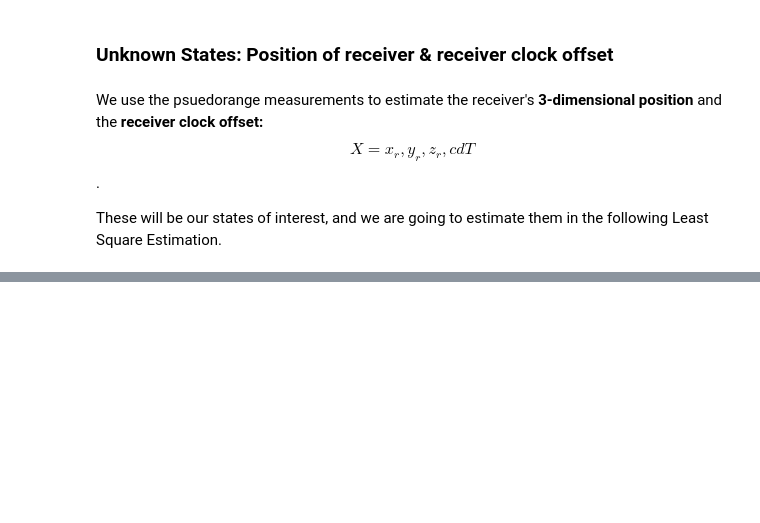
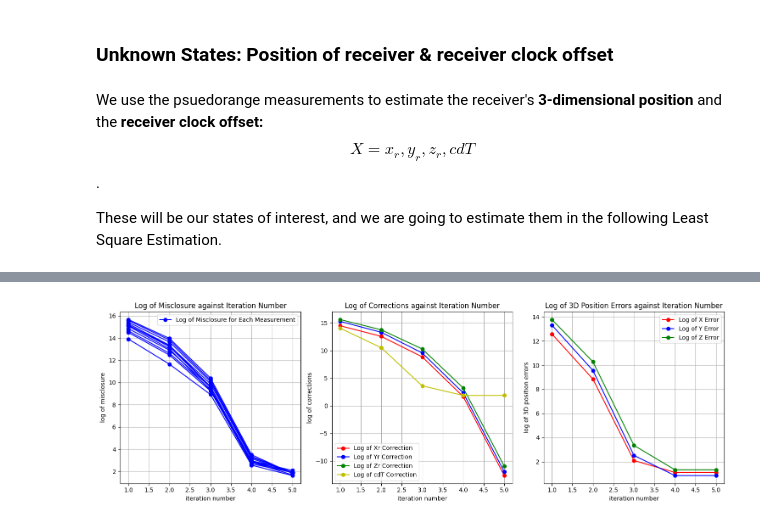
Before and after one commit to Dewr4n/engg680_2024_fall, a Jupyter notebook: Lab_Assignment2/Assignment2.ipynb, the cells around one changed output, grey strips where cells are left out. Saved outputs shown, nothing was run; the diff lists cells and outputs as text; code cells hidden in the pictures; blank space fills up the shorter version.

```diff
--- a/Lab_Assignment2/Assignment2.ipynb
+++ b/Lab_Assignment2/Assignment2.ipynb
@@ -236,7 +436,7 @@ P = #...
 # step 4
 # set the initial states as zeros:
 # (1 mark)
-x_0 = #...
+x_0 = np.zeros(m)
 # %%
 # step 5
 # GroundTruth coordiantes of the receiver
@@ -269,8 +475,21 @@ def euclidean_norm(receiver_pos, satellite_pos):
 # the function should return an two-dimensional array which represents the design matrix A
 # (2 marks)
 def design_matrix(r_pos, s_pos, rho):
-  #...
-  return A
+
+    # Initialize A
+    A = np.zeros((n, m))
+
+    # Each line in A
+    for i in range(n):
+        # Geometric distance between receiver and satellite i
+        d = rho[i]
+        # Line i
+        A[i, 0] = (r_pos[0] - s_pos[i, 0]) / d
+        A[i, 1] = (r_pos[1] - s_pos[i, 1]) / d
+        A[i, 2] = (r_pos[2] - s_pos[i, 2]) / d
+        A[i, 3] = -1
+
+    return A
 # %%
 # step 9
 # start the iteration for the LSE (11 marks in total)
@@ -368,0 +618,56 @@ after the LSE convergence to the console.
+# %%
+# step 12
+# Using the imported matplotlib, plot the following (3 marks in total). Make sure to include proper axes information, legend, grid lines and title.
+
+plt.figure(figsize=(15, 5))
+
+# 1. Plot log of the misclosure w against the LSQ iteration number i
+# (1 marks)
+log_w = np.log(np.abs(arr_w))
+
+
+plt.subplot(1, 3, 1)
+for i in range(n):
+  if i == 0:
+    plt.plot(arr_i, log_w[:,i], label='Log of Misclosure for Each Measurement', color='b', marker='o')
+  else:
+    plt.plot(arr_i, log_w[:,i], color='b', marker='o')
+plt.xlabel('iteration number')
+plt.ylabel('log of misclosure')
+plt.title('Log of Misclosure against Iteration Number')
+plt.grid()
+plt.legend()
+
+# 2. Plot log of the corrections delta against the LSQ iteration number i
+# (1 marks)
+log_delta = np.log(np.abs(arr_delta))
+
+plt.subplot(1, 3, 2)
+plt.plot(arr_i, log_delta[:,0], label='Log of Xr Correction', color='r', marker='o')
+plt.plot(arr_i, log_delta[:,1], label='Log of Yr Correction', color='b', marker='o')
+plt.plot(arr_i, log_delta[:,2], label='Log of Zr Correction', color='g', marker='o')
+plt.plot(arr_i, log_delta[:,3], label='Log of cdT Correction', color='y', marker='o')
+plt.xlabel('iteration number')
+plt.ylabel('log of corrections')
+plt.title('Log of Corrections against Iteration Number')
+plt.grid()
+plt.legend()
+
+# 3. Plot log of the 3D position errors against the LSQ iteration number i
+# (1 marks)
+log_err_pos = np.log(np.abs(arr_err_pos))
+
+plt.subplot(1, 3, 3)
+plt.plot(arr_i, log_err_pos[:,0], label='Log of X Error', color='r', marker='o')
+plt.plot(arr_i, log_err_pos[:,1], label='Log of Y Error', color='b', marker='o')
+plt.plot(arr_i, log_err_pos[:,2], label='Log of Z Error', color='g', marker='o')
+plt.xlabel('iteration number')
+plt.ylabel('log of 3D position errors')
+plt.title('Log of 3D Position Errors against Iteration Number')
+plt.grid()
+plt.legend()
+
+plt.tight_layout()
+plt.show()
+# %% [output]
+[figure, added]
```
Also changed, not shown: parts of 32 cells of this notebook.
